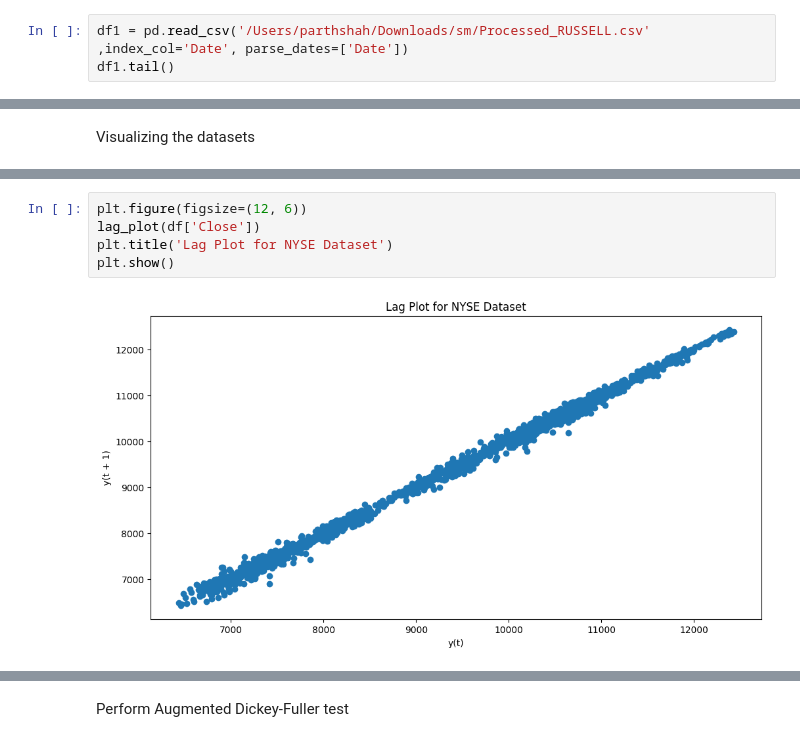
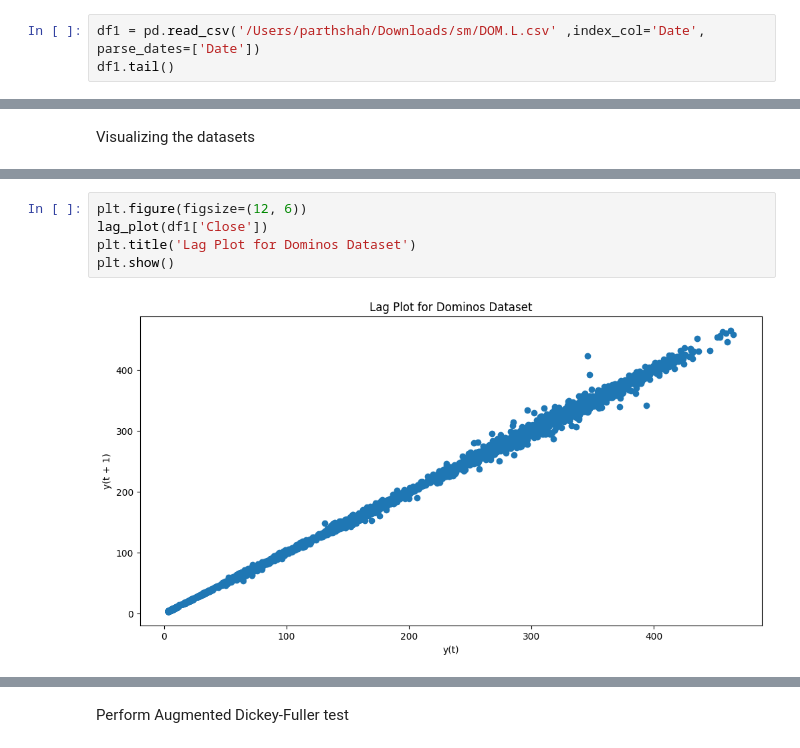
Before and after one commit to 21-ri/pro, a Jupyter notebook: Untitled-1.ipynb, the cells around one changed output, grey strips where cells are left out. Drawn from its saved outputs; the diff is of its cells as text.

Commit message:
I changed my datasets and perform AR model

```diff
--- a/Untitled-1.ipynb
+++ b/Untitled-1.ipynb
@@ -23,4 +87,4 @@ df.head()
 # %%
-df1 = pd.read_csv('/Users/parthshah/Downloads/sm/Processed_RUSSELL.csv' ,index_col='Date', parse_dates=['Date'])
+df1 = pd.read_csv('/Users/parthshah/Downloads/sm/DOM.L.csv' ,index_col='Date', parse_dates=['Date'])
 df1.tail()
 # %% [output]
@@ -100,7 +265,7 @@ Plot lag plots and Timestamps
 # %%
 plt.figure(figsize=(12, 6))
-lag_plot(df['Close'])
-plt.title('Lag Plot for NYSE Dataset')
+lag_plot(df1['Close'])
+plt.title('Lag Plot for Dominos Dataset')
 plt.show()
 # %% [output]
-[figure, old version]
+[figure, new version]
```
Also changed, not shown: parts of 104 cells of this notebook.
